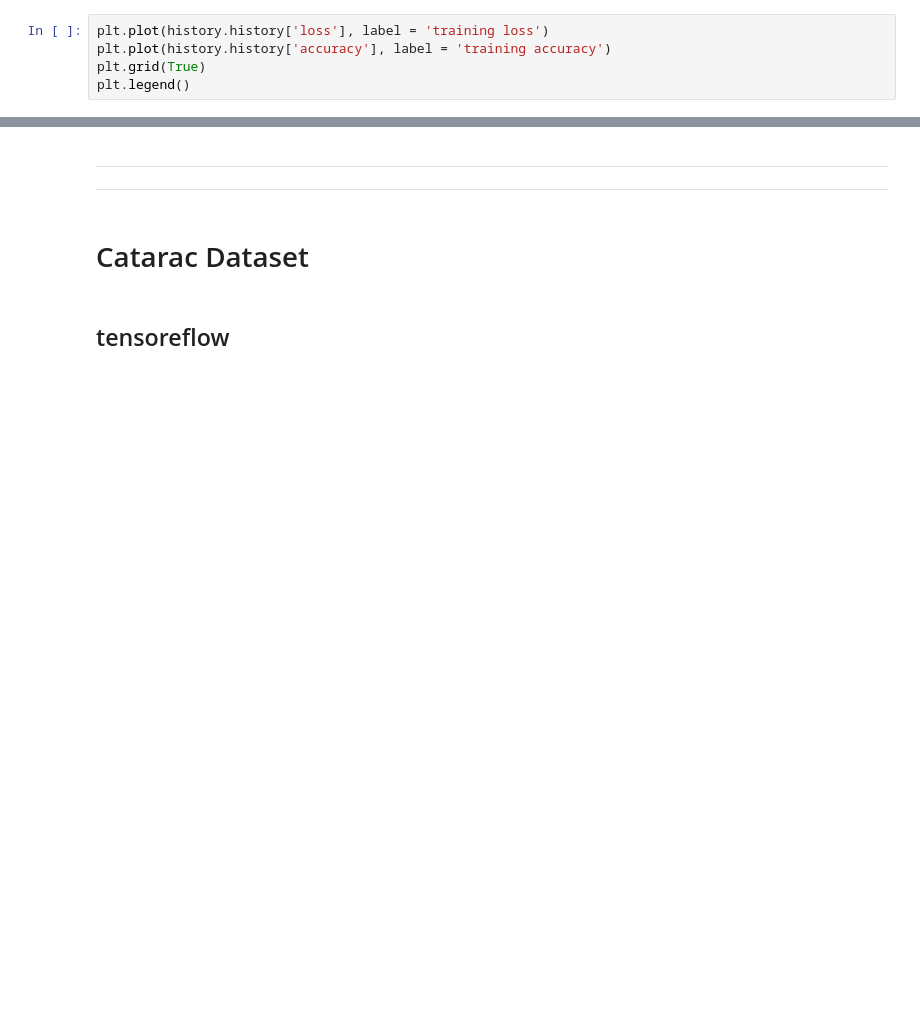
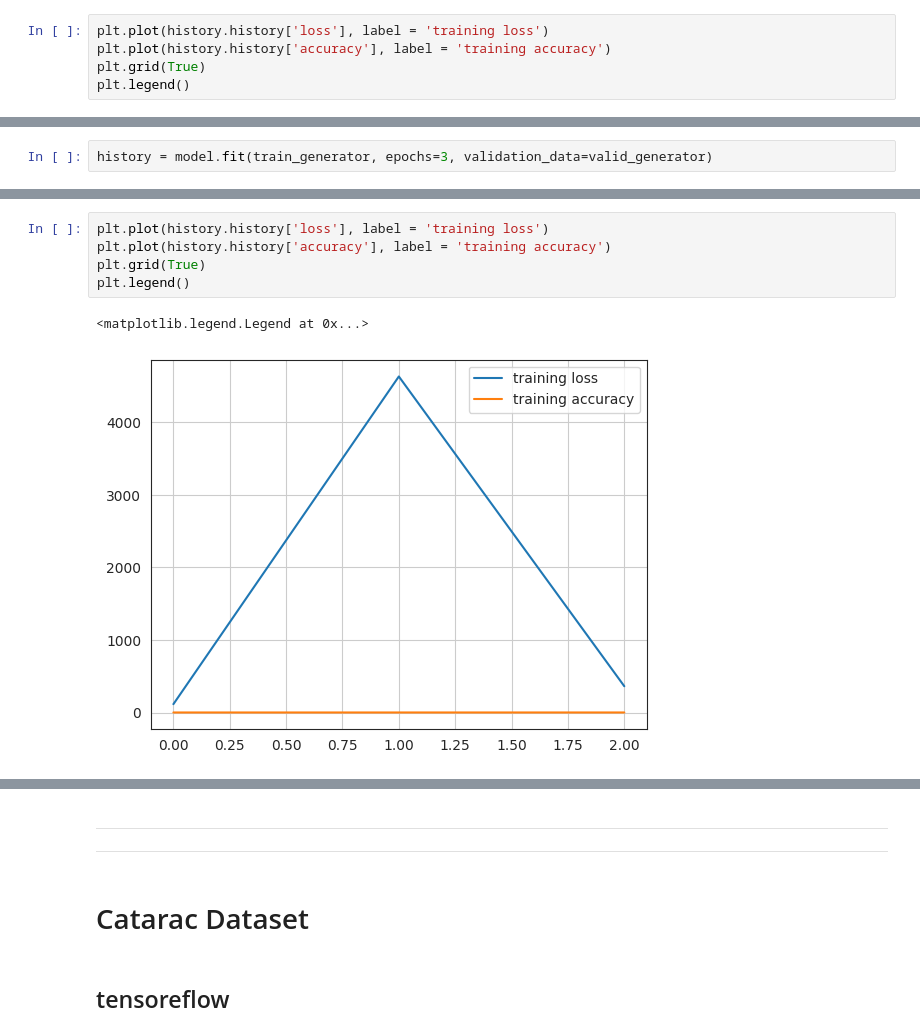
Before and after one commit to RafsanJany-44/ARC_DEEP, a Jupyter notebook: retina-initial.ipynb, the cells around one changed output, grey strips where cells are left out. Cells and saved outputs as stored; diff of their text form; blank space fills up the shorter version.

```diff
--- a/retina-initial.ipynb
+++ b/retina-initial.ipynb
@@ -156,0 +177,2 @@ plt.legend()
+# %%
+history = model.fit(train_generator, epochs=3, validation_data=valid_generator)
@@ -156,0 +186,8 @@ plt.legend()
+# %%
+plt.plot(history.history['loss'], label = 'training loss')
+plt.plot(history.history['accuracy'], label = 'training accuracy')
+plt.grid(True)
+plt.legend()
+# %% [output]
+<matplotlib.legend.Legend at 0x...>
+[figure, added]
```
Also changed, not shown: parts of 19 cells of this notebook.
